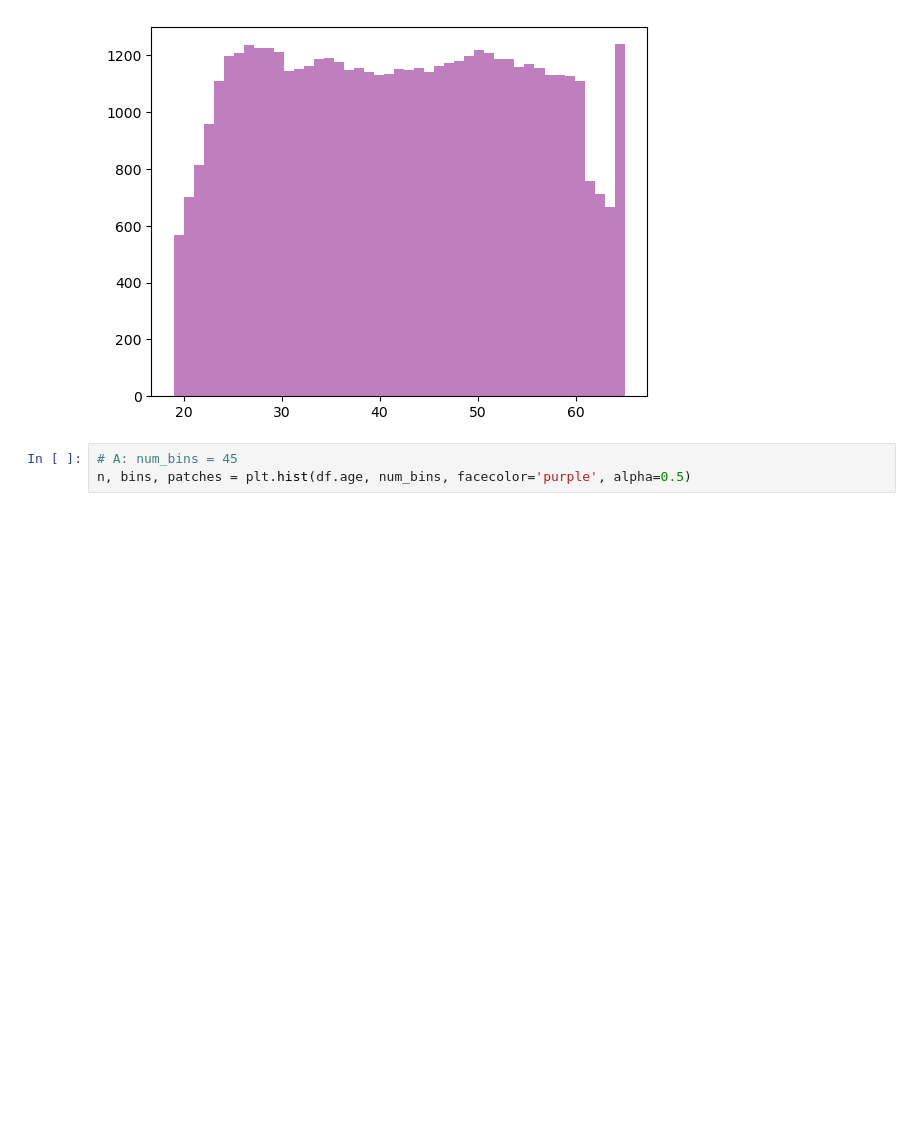
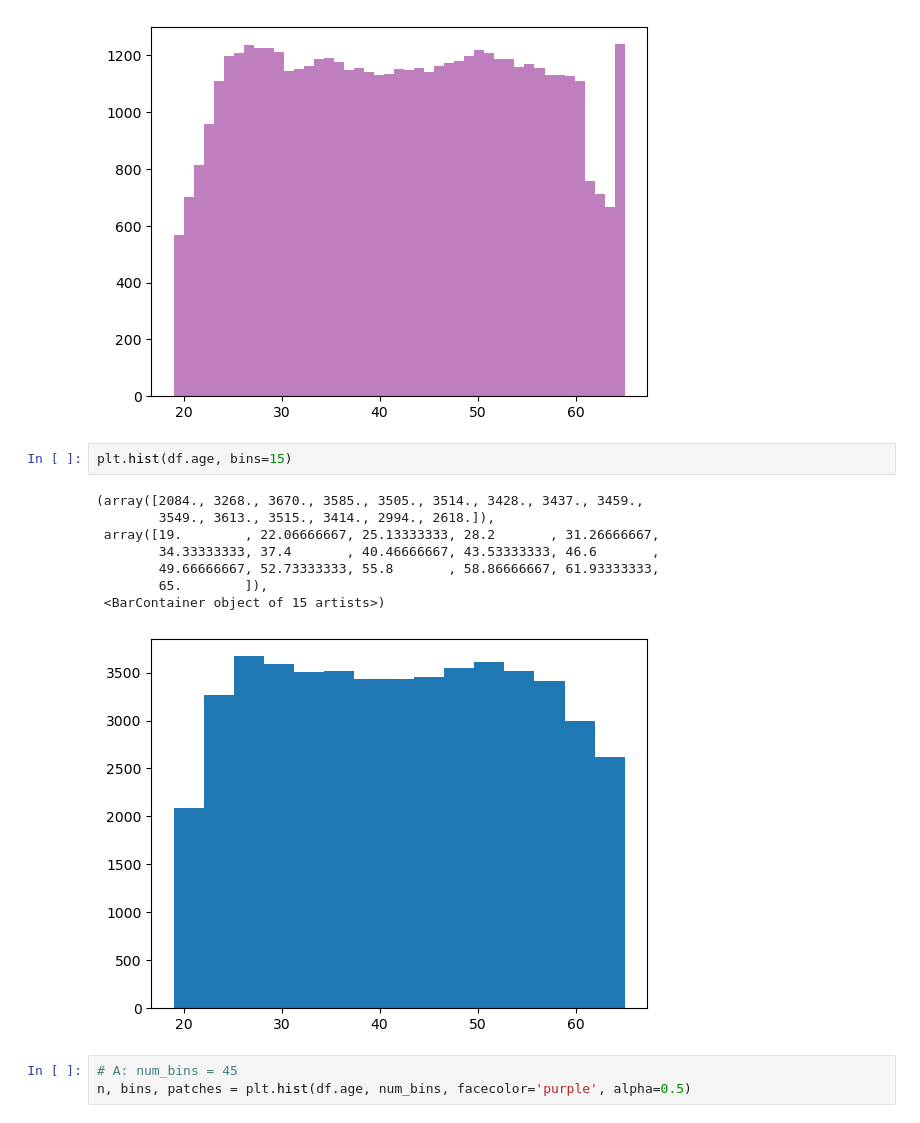
Before and after one commit to TinaDuong18/IOD, a Jupyter notebook: Module 1/Labs 1/IOD_Lab-1.2.2 Pandas.ipynb, the cells around one changed output. Cells and saved outputs as stored; diff of their text form; blank space fills up the shorter version.

```diff
--- a/Module 1/Labs 1/IOD_Lab-1.2.2 Pandas.ipynb
+++ b/Module 1/Labs 1/IOD_Lab-1.2.2 Pandas.ipynb
@@ -444,6 +556,17 @@ num_bins = 45
 n, bins, patches = plt.hist(df.age, num_bins, facecolor='purple', alpha=0.5)
 # %% [output]
 [figure]
+# %%
+plt.hist(df.age, bins=15)
+# %% [output]
+(array([2084., 3268., 3670., 3585., 3505., 3514., 3428., 3437., 3459.,
+        3549., 3613., 3515., 3414., 2994., 2618.]),
+ array([19.        , 22.06666667, 25.13333333, 28.2       , 31.26666667,
+        34.33333333, 37.4       , 40.46666667, 43.53333333, 46.6       ,
+        49.66666667, 52.73333333, 55.8       , 58.86666667, 61.93333333,
+        65.        ]),
+ <BarContainer object of 15 artists>)
+[figure, added]
 # %%
 # A: num_bins = 45
 n, bins, patches = plt.hist(df.age, num_bins, facecolor='purple', alpha=0.5)
```
Also changed, not shown: parts of 15 cells of this notebook.
